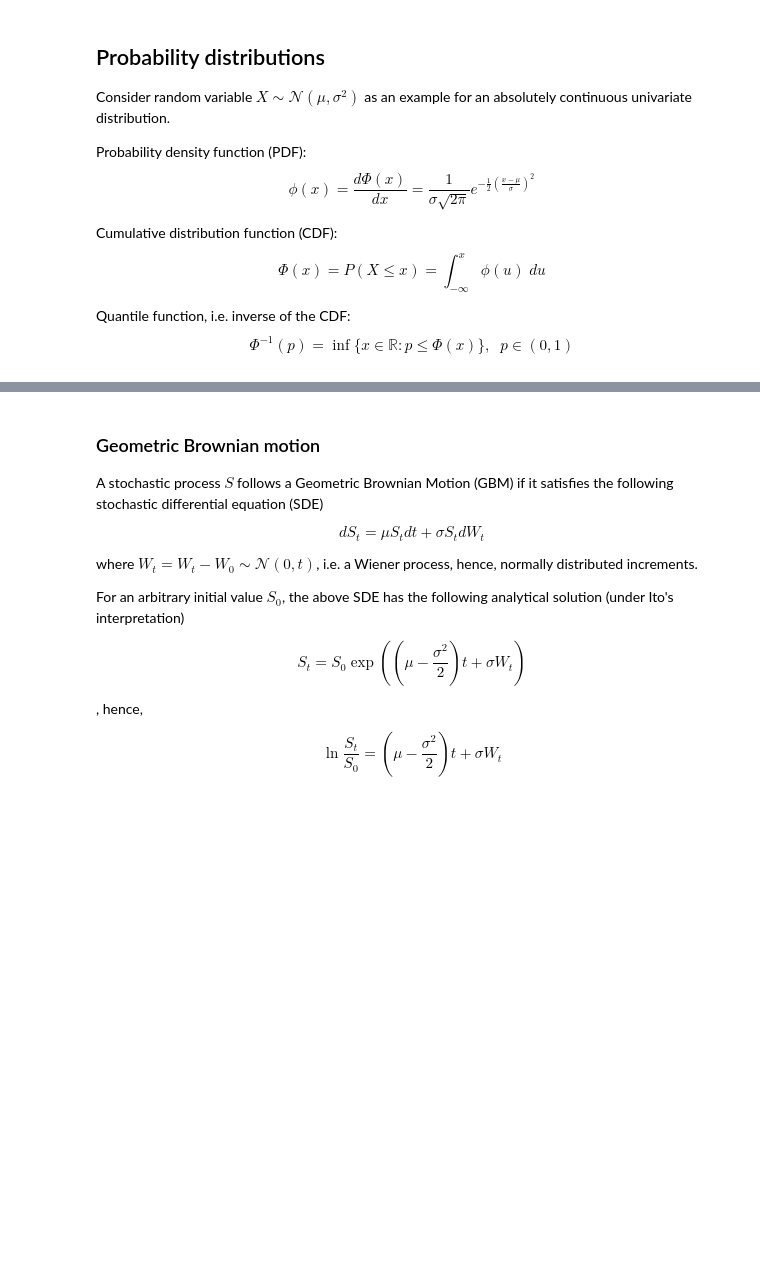
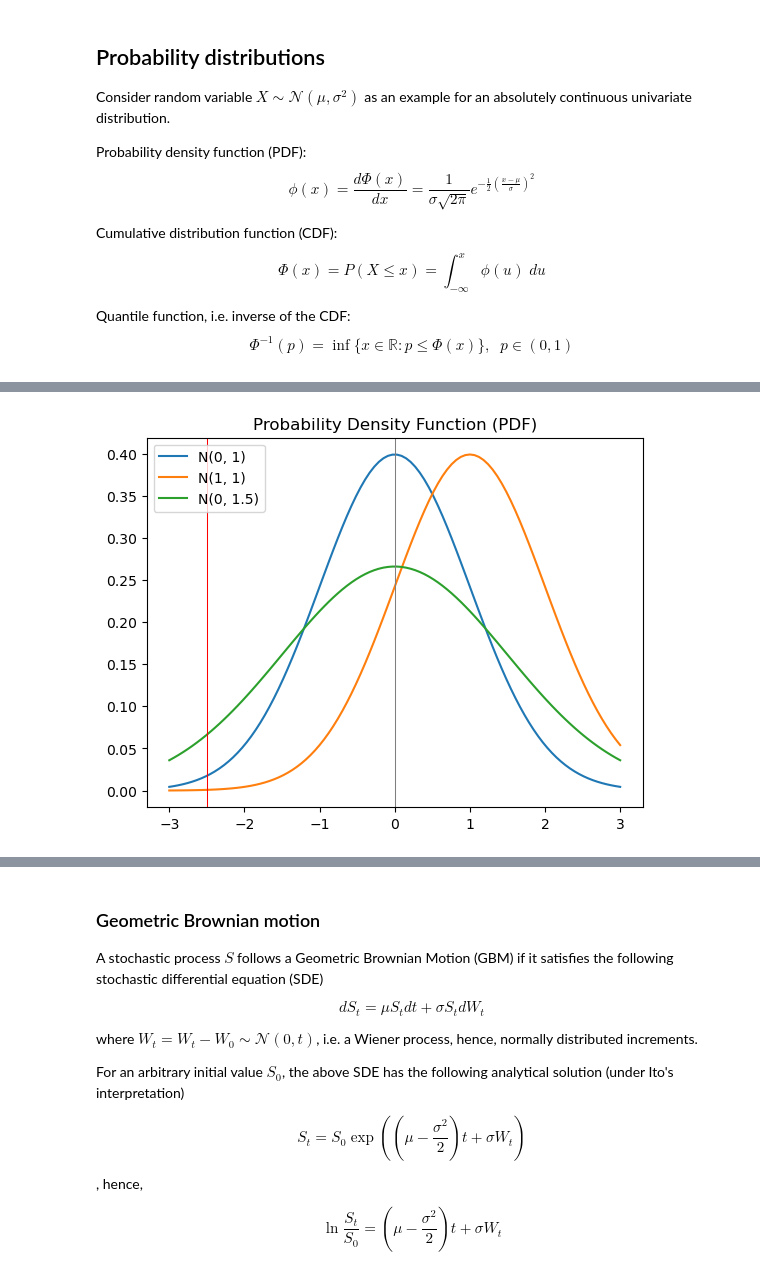
Before and after one commit to cafawo/Derivatives, a Jupyter notebook: derivatives.ipynb, the cells around one changed output, grey strips where cells are left out. Drawn from its saved outputs; the diff is of its cells as text; code cells hidden in the pictures; blank space fills up the shorter version.

```diff
--- a/derivatives.ipynb
+++ b/derivatives.ipynb
@@ -1047,7 +1047,7 @@ from scipy.stats import norm
 x = np.linspace(-3, 3, 100)
 p = np.linspace(0, 1)
 
-plt.figure("pdf")
+fig_pdf = plt.figure("pdf")
 plt.title("Probability Density Function (PDF)")
 plt.plot(x, norm.pdf(x, 0, 1))
 plt.plot(x, norm.pdf(x, 1, 1))
@@ -1055,8 +1055,9 @@ plt.plot(x, norm.pdf(x, 0, 1.5))
 plt.axvline(x=-2.5, color='red', linewidth=.75)
 plt.axvline(x=0, color='grey', linewidth=.75)
 plt.legend(["N(0, 1)", "N(1, 1)", "N(0, 1.5)"], loc='upper left')
+plt.close()
 
-plt.figure("cdf")
+fig_cdf = plt.figure("cdf")
 plt.title("Cumulative Distribution Function (CDF)")
 plt.plot(x, norm.cdf(x, 0, 1))
 plt.plot(x, norm.cdf(x, 1, 1))
@@ -1064,14 +1065,13 @@ plt.plot(x, norm.cdf(x, 0, 1.5))
 plt.axvline(x=-2.5, color='red', linewidth=.75)
 plt.axvline(x=0, color='grey', linewidth=.75)
 plt.legend(["N(0, 1)", "N(1, 1)", "N(0, 1.5)"], loc='upper left')
+plt.close()
 
-plt.figure("qf")
+fig_qf = plt.figure("qf")
 plt.title("Quantile function (inverse CDF)")
 plt.plot(p, norm.ppf(p, 0, 1))
 plt.plot(p, norm.ppf(p, 1, 1))
 plt.plot(p, norm.ppf(p, 0, 1.5))
 plt.axvline(x=0.5, color='grey', linewidth=.75)
 plt.legend(["N(0, 1)", "N(1, 1)", "N(0, 1.5)"], loc='upper left')
-
-
-plt.show()
+plt.close()
@@ -1081,0 +1078,4 @@ plt.show()
+# %%
+display(fig_pdf)
+# %% [output]
+[figure, added]
```
Also changed, not shown: parts of 49 cells of this notebook, 1 other file.
